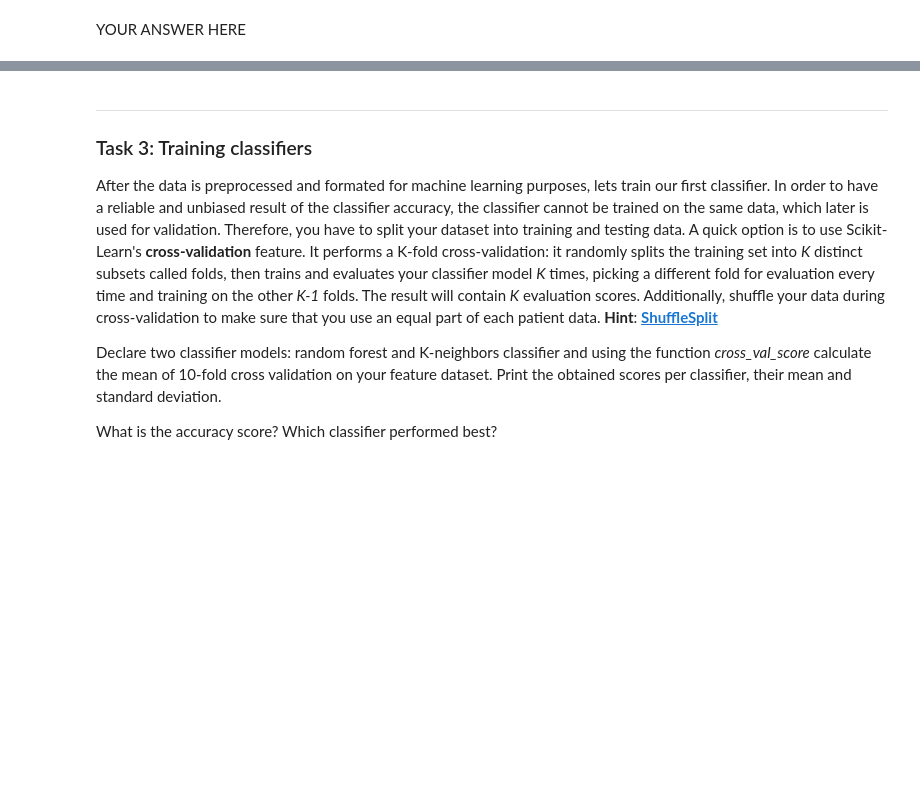
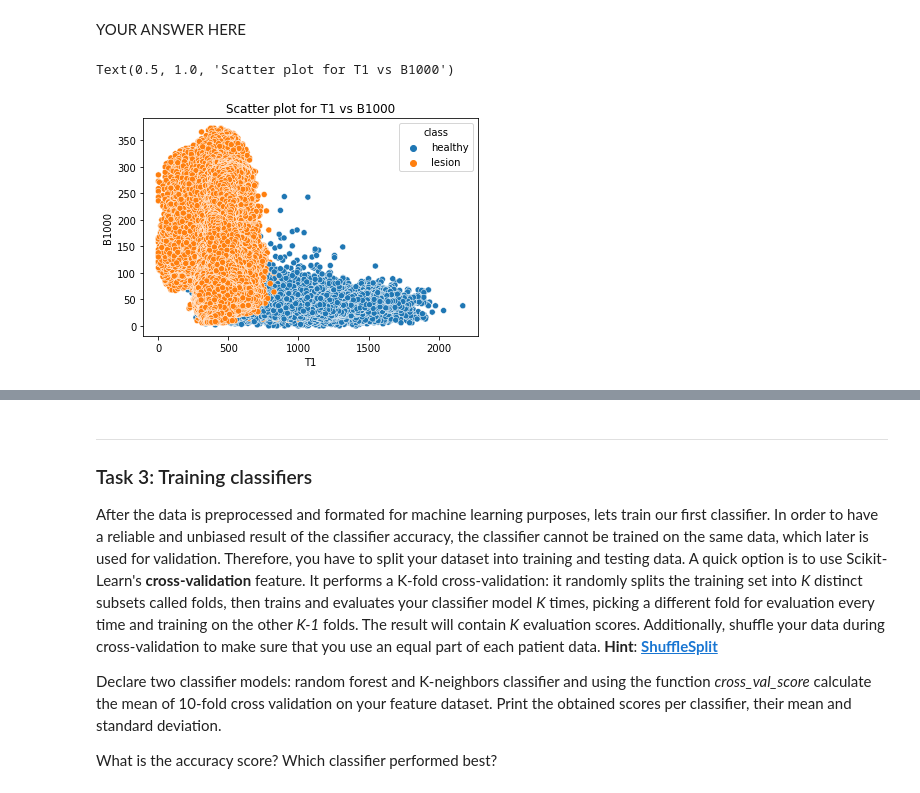
Before and after one commit to Aneruth/Clinical-Decision-Support-System, a Jupyter notebook: WPO3/WPO3.ipynb, the cells around one changed output, grey strips where cells are left out. Cells and saved outputs as stored; diff of their text form; code cells hidden in the pictures; blank space fills up the shorter version.

```diff
--- a/WPO3/WPO3.ipynb
+++ b/WPO3/WPO3.ipynb
@@ -73,0 +79,20 @@ __Hint__: it is useful to use a for loop, performing all of the following steps
+# %%
+# A helper function to create batch dataset
+def batchDataset(path):
+    df = pd.read_csv(path).iloc[:,1:]
+    if df.isnull().values.any():
+        df = df.fillna(df.mean()) # If we find NaN then we are filling it with mean
+    df.drop(columns=['Position_X','Position_Y','Position_Z'],axis=1,inplace=True)
+    return df
+
+# After seeing the dataset we can remove the first column and consider all three positions X,Y,Z and class
+# We do have an condition where a dirctory consist of multiple directories so we need to handle that condition also
+p = [0]*9 # Creating an empty set with 9 values
+pathList = sorted([f'Data/{folder}/Features_Balanced.csv' for folder in os.listdir('Data') if folder != '.DS_Store' and folder != 'Patient_Test']) # fetching the path
+for i in range(len(pathList)):
+    p[i] = batchDataset(pathList[i])
+# %%
+# Sperarting teh dataset into X and y
+p1,p2,p3,p4,p5,p6,p7,p8,p9 = p
+fullDataset = pd.concat([p1,p2,p3,p4,p5,p6,p7,p8,p9]).iloc[:,:-1]
+fullDataset = fullDataset[~fullDataset.index.duplicated()] # To remove multiple index
@@ -84,0 +124,6 @@ YOUR ANSWER HERE
+# %%
+sns.scatterplot(data=fullDataset, x="T1", y="B1000",hue='class')
+plt.title('Scatter plot for T1 vs B1000')
+# %% [output]
+Text(0.5, 1.0, 'Scatter plot for T1 vs B1000')
+[figure, added]
```
Also changed, not shown: parts of 12 cells of this notebook, 2 other files.
